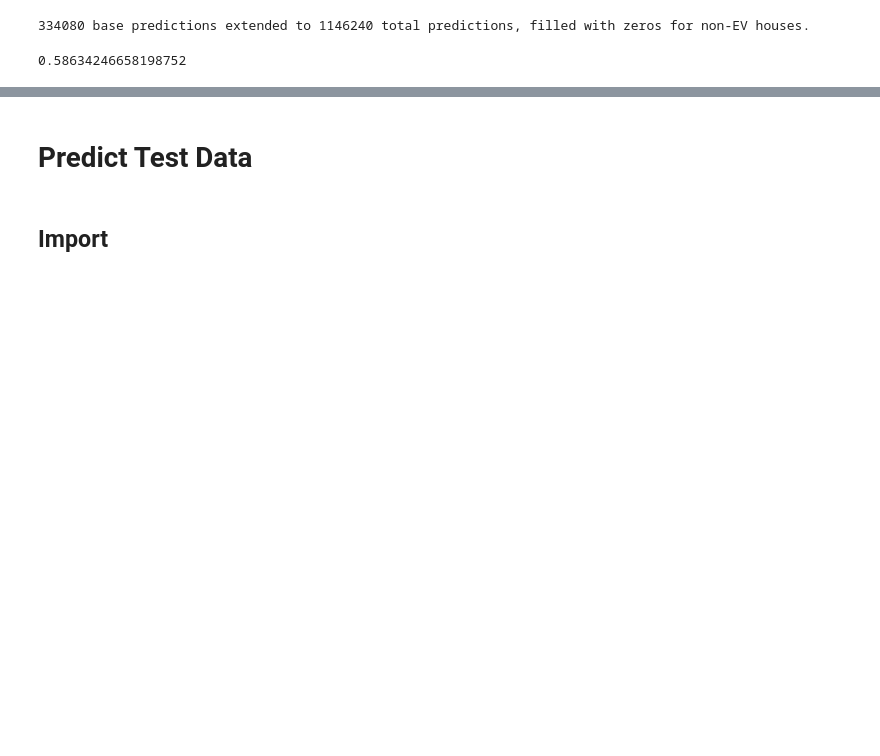
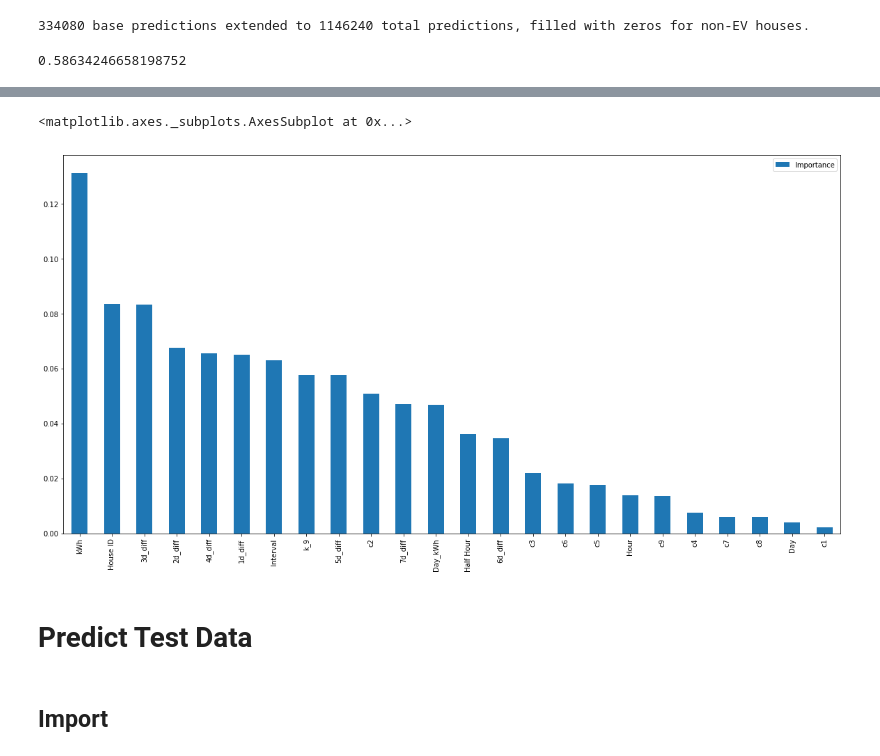
Before and after one commit to torenunez/udacity-mlnd-capstone, a Jupyter notebook: ev_capstone.ipynb, the cells around one changed output, grey strips where cells are left out. Drawn from its saved outputs; the diff is of its cells as text; code cells hidden in the pictures; blank space fills up the shorter version.

```diff
--- a/ev_capstone.ipynb
+++ b/ev_capstone.ipynb
@@ -652,3 +676,7 @@ See the caveats in the documentation: http://pandas.pydata.org/pandas-docs/stabl
   t_X.drop(['Label'], axis=1, inplace=True)
 334080 base predictions extended to 1146240 total predictions, filled with zeros for non-EV houses.
 0.58634246658198752
+# %%
+t_importance_df = pd.DataFrame(best_t_clf.feature_importances_,
+                              index=X_train_time_augmented.columns,
+                              columns=['Importance'])
@@ -655,3 +703,8 @@ See the caveats in the documentation: http://pandas.pydata.org/pandas-docs/stabl
+# %%
+t_importance_df.sort_values('Importance', ascending=False).plot.bar(figsize=(20,10))
+# %% [output]
+<matplotlib.axes._subplots.AxesSubplot at 0x...>
+[figure, added]
 # %% [markdown]
 # Predict Test Data
 # %% [markdown]
```
Also changed, not shown: parts of 8 cells of this notebook, 2 other files.
